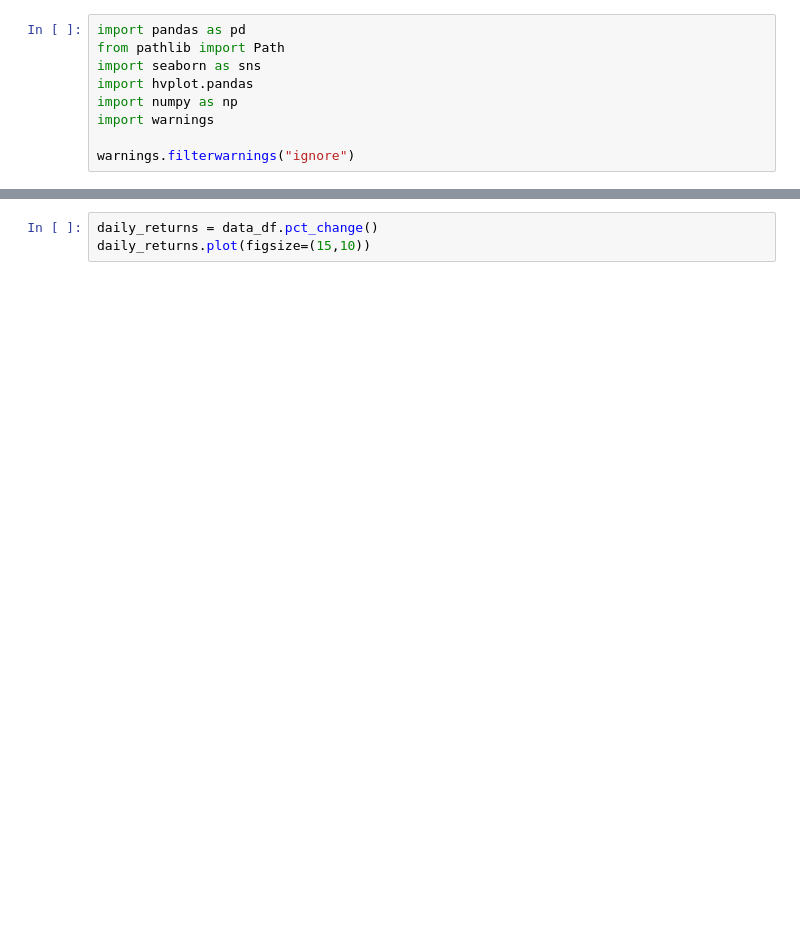
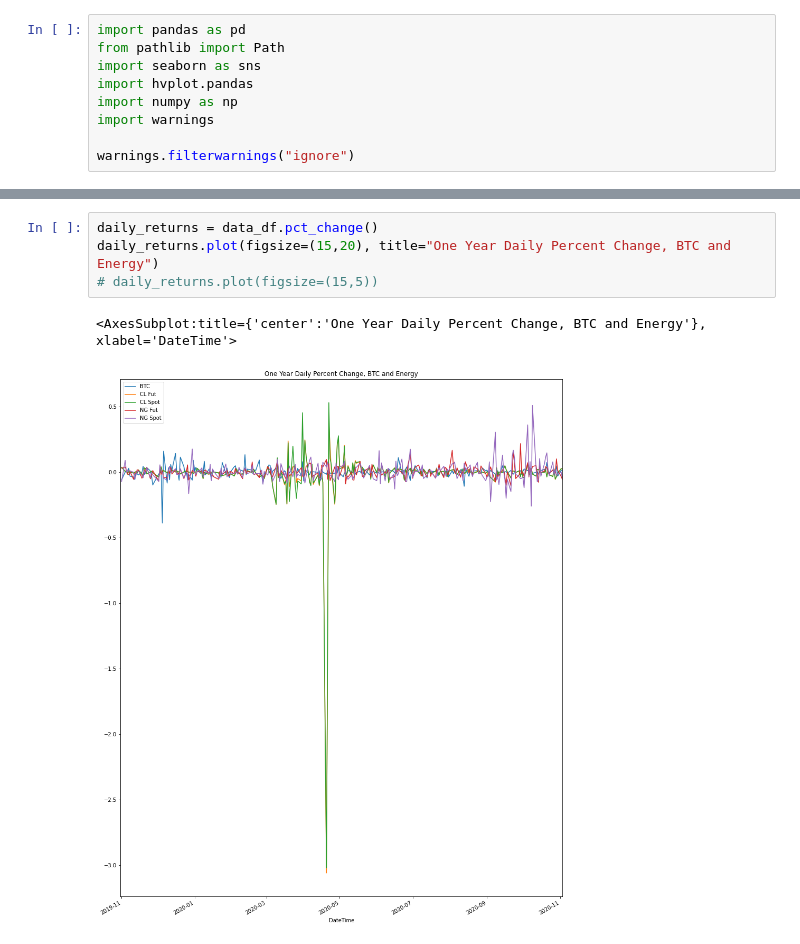
Before and after one commit to mdschulz1973/Planet_Express_IO, a Jupyter notebook: notebooks/MD_Plots.ipynb, the cells around one changed output, grey strips where cells are left out. Saved outputs shown, nothing was run; the diff lists cells and outputs as text; blank space fills up the shorter version.

Commit message:
MD plots

```diff
--- a/notebooks/MD_Plots.ipynb
+++ b/notebooks/MD_Plots.ipynb
@@ -24,5 +42,9 @@ data_df.plot(figsize=(15,5))
 # %%
 daily_returns = data_df.pct_change()
-daily_returns.plot(figsize=(15,10))
+daily_returns.plot(figsize=(15,20), title="One Year Daily Percent Change, BTC and Energy")
+# daily_returns.plot(figsize=(15,5))
+# %% [output]
+<AxesSubplot:title={'center':'One Year Daily Percent Change, BTC and Energy'}, xlabel='DateTime'>
+[figure, added]
 # %%
 cumulative_returns = (1 + daily_returns).cumprod() - 1
```
Also changed, not shown: parts of 7 cells of this notebook.
